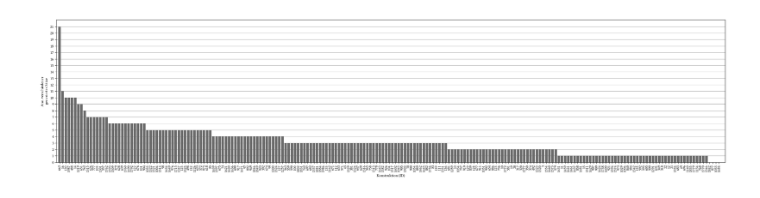
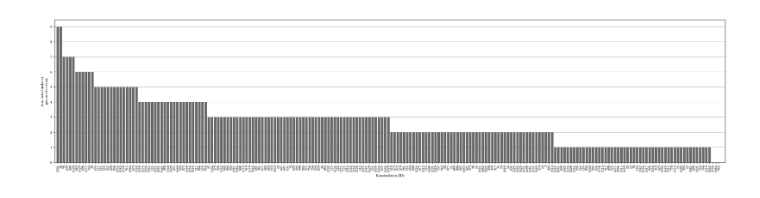
Before and after one commit to TiMauzi/llm-x-cxg, a Jupyter notebook: src/eval/eval_generate.ipynb, the cells around one changed output. Cells and saved outputs as stored; diff of their text form; code cells hidden in the pictures.

```diff
--- a/src/eval/eval_generate.ipynb
+++ b/src/eval/eval_generate.ipynb
@@ -7,6 +7,7 @@ from matplotlib.ticker import FuncFormatter
 llama_data = {}
 for i in range(5):
     llama_data[i] = pd.read_csv(f"data/{i}_shot_data.tsv", sep="\t", decimal=",", index_col=0)
+    llama_data[i]["num_unique"] = llama_data[i].apply(lambda row: int(row["num_generated"] * row["unique_generated"]), axis=1)
 # %%
 llama_data[1]
 # %% [output]
@@ -26,32 +27,32 @@ llama_data[1]
 # %%
 constr = {}
 for i, data in llama_data.items():
-    constr[i] = data["unique_generated"]
+    constr[i] = data["num_unique"]
 sorted_constructions = constr[0].sort_values(ascending=False)
 
 constr_strings = [str(i) for i in list(sorted_constructions.index)]
 
 plt.rcParams['font.family'] = 'Libertinus Serif'
 fig, ax = plt.subplots(figsize=(25, 6))
 
 plt.bar(constr_strings, sorted_constructions.values, color='dimgrey', zorder=3)
 
 plt.grid(which='major', axis='y', linestyle='-', color='darkgrey', zorder=0)
 
 plt.xlabel('Konstruktion (ID)')
 plt.ylabel('Anz. verschiedener \ngenerierter Sätze')
 
 plt.xticks(rotation=90)
 plt.yticks(np.arange(0, max(constr[0].values) + 1, 1))
 
 plt.xlim(-1, len(constr_strings)+1)
 
 plt.tight_layout()
 
 plt.savefig(f'llama_unique_zero.pdf')
 plt.show()
 # %% [output]
-[figure, old version]
+[figure, new version]
 # %%
 constr = {}
 for i, data in llama_data.items():
```
Also changed, not shown: parts of 8 cells of this notebook, 1 other file.
